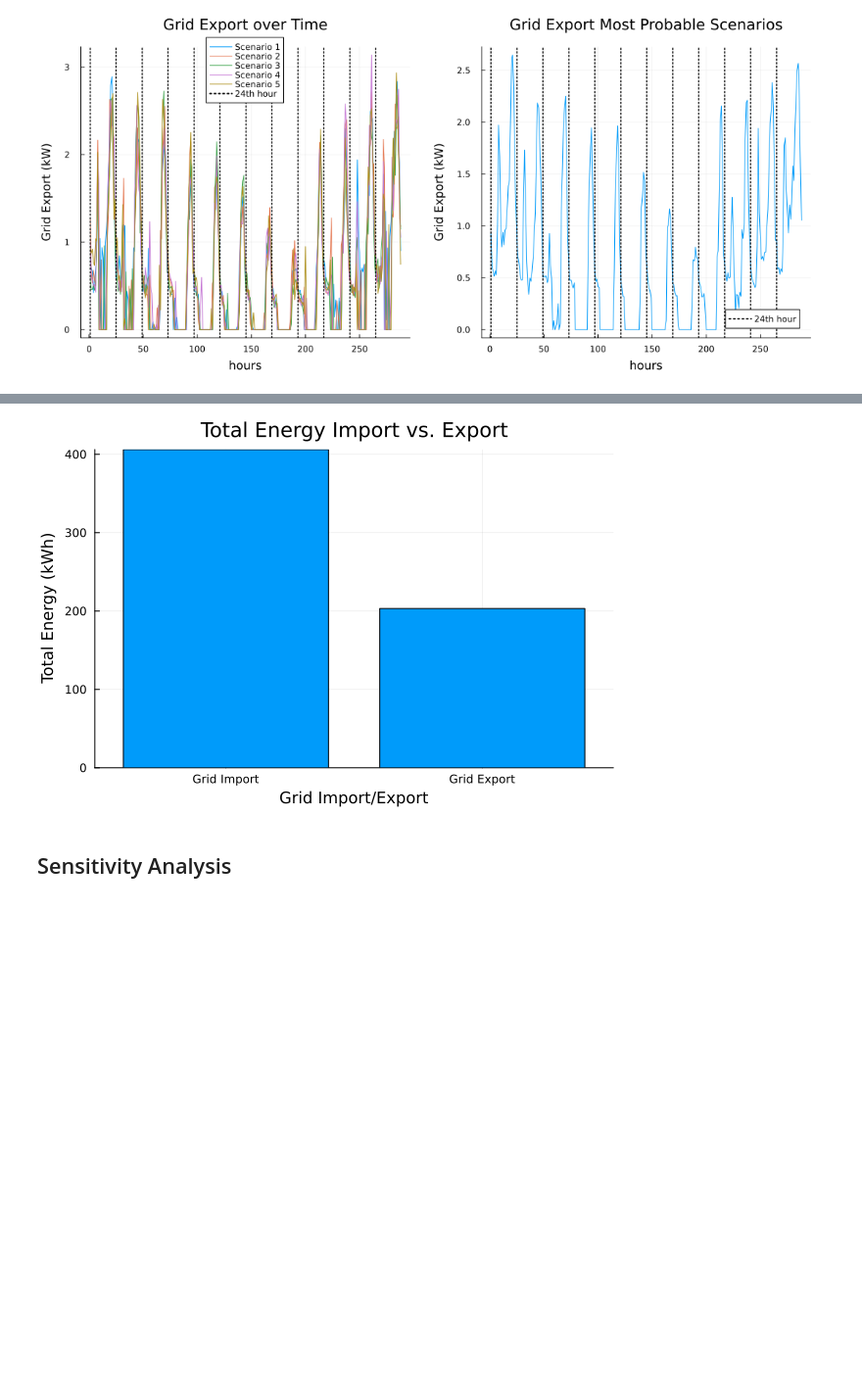
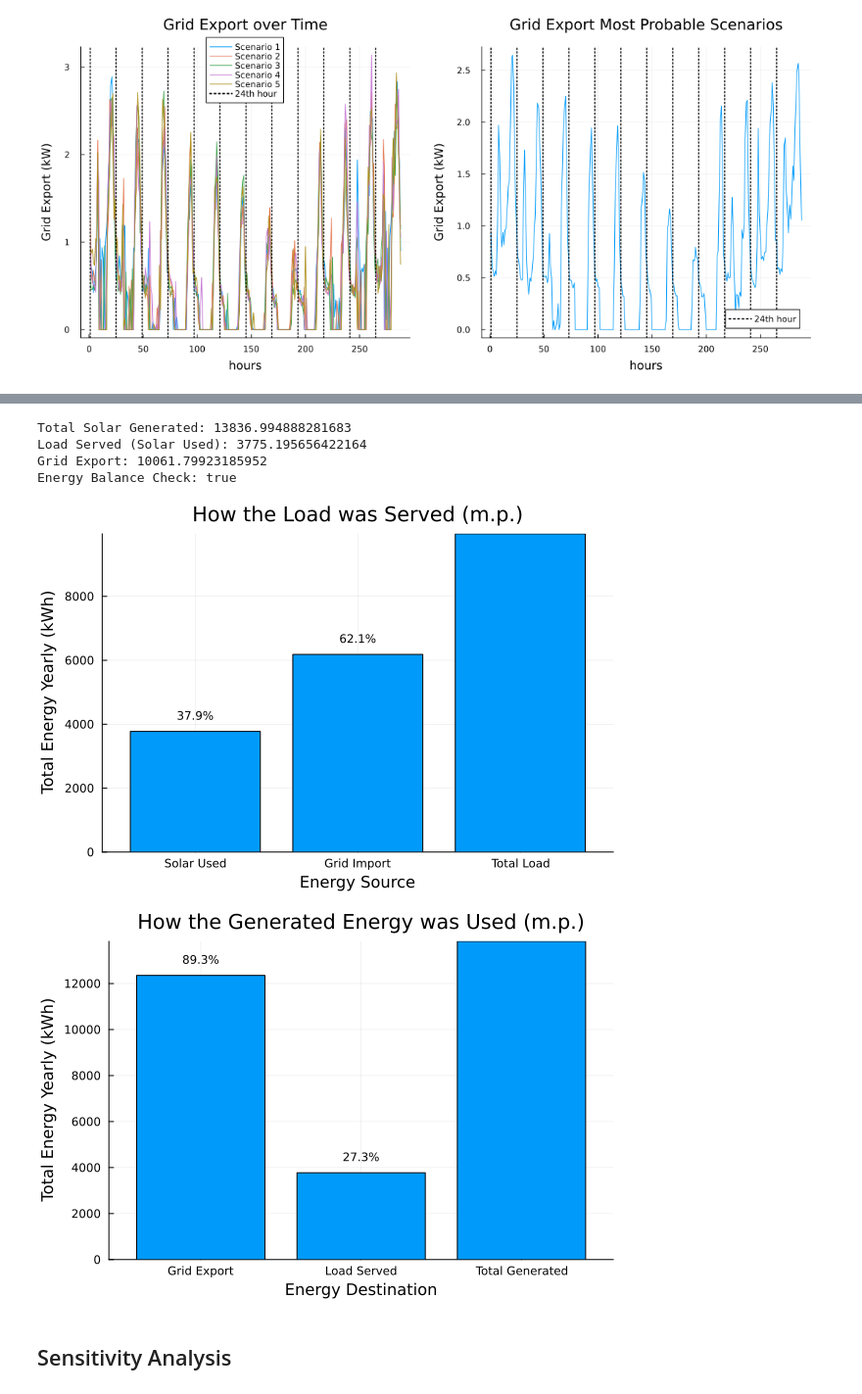
Before and after one commit to czwiessler/AMOProject, a Jupyter notebook: 05_Optimization.ipynb, the cells around one changed output, grey strips where cells are left out. Shown at 98% size. Cells and saved outputs as stored; diff of their text form; code cells hidden in the pictures; blank space fills up the shorter version.

```diff
--- a/05_Optimization.ipynb
+++ b/05_Optimization.ipynb
@@ -292,9 +295,80 @@ plot(p, p_probable, layout=(1, 2), size=(1300, 500), margin=5mm)
 # %%
-sum_G_in = sum(most_probable_G_in)
-sum_G_out = sum(most_probable_G_out)
-bar(["Grid Import", "Grid Export"], [sum_G_out, sum_G_in], xlabel="Grid Import/Export", ylabel="Total Energy (kWh)", title="Total Energy Import vs. Export", label=false)
+most_probable_scenario = argmax(sum(Φ_t_omega[t][1] for t in 1:T))
+
+ω_max = argmax(sum(Φ_t_omega[t][1] for t in 1:T))  # Most probable scenario index
+
+solar_generated_most_probable = [value(model[:y_PV]) * efficiency(T_t_omega[t][ω_max]) * S_t_omega[t][ω_max] for t in 1:T]
+solar_exported_most_probable = [value(model[:G_out][t, ω_max]) for t in 1:T]
+solar_used_most_probable = [solar_generated_most_probable[t] - solar_exported_most_probable[t] for t in 1:T]
+
+# Convert to yearly energy (kWh)
+total_solar_used_most_probable = sum(solar_used_most_probable) / 12 * 365
+total_solar_generated = sum(solar_generated_most_probable) / 12 * 365
+total_solar_exported = sum(solar_exported_most_probable) / 12 * 365
+
+sum_G_in = sum(most_probable_G_in)/12*365
+sum_G_out = sum(most_probable_G_out)/12*365
+
+# Check energy balance
+println("Total Solar Generated: ", total_solar_generated)
+println("Load Served (Solar Used): ", total_solar_used_most_probable)
+println("Grid Export: ", total_solar_exported)
+println("Energy Balance Check: ", total_solar_generated ≈ (total_solar_used_most_probable + total_solar_exported))
 # %% [output]
-[figure, removed]
+Total Solar Generated: 13836.994888281683
+Load Served (Solar Used): 3775.195656422164
+Grid Export: 10061.79923185952
+Energy Balance Check: true
+# %%
+using Plots
+using DataFrames
+
+# Create a DataFrame for Load Breakdown
+load_categories = ["Solar Used", "Grid Import", "Total Load"]
+load_values = [total_solar_used_most_probable, sum_G_in, total_solar_used_most_probable + sum_G_in]
+df_load = DataFrame(group=load_categories, value=load_values)
+
+# Plot 1: How the Load was Served
+p1 = bar(df_load.group, df_load.value,
+         xlabel="Energy Source",
+         ylabel="Total Energy Yearly (kWh)",
+         title="How the Load was Served (m.p.)",
+         legend=:none,
+         yformatter=:plain)
+
+# Add percentages above each bar in the first plot
+for row in eachrow(df_load[1:2, :])  # Only the first two categories (Solar Used, Grid Import)
+    percent = calculate_percentage(row.value, df_load.value[3])
+    annotate!(p1, row.group, row.value + 0.05 * maximum(df_load.value), text("$(round(percent, digits=1))%", 8, :black, :center))
+end
+
+# Display the first plot
+display(p1)
+
+# Create a DataFrame for Solar Generation Usage
+gen_categories = ["Grid Export", "Load Served", "Total Generated"]
+gen_values = [sum_G_out, total_solar_used_most_probable, total_solar_generated]
+df_gen = DataFrame(group=gen_categories, value=gen_values)
+
+# Plot 2: How the Generated Energy was Used
+p2 = bar(df_gen.group, df_gen.value,
+         xlabel="Energy Destination",
+         ylabel="Total Energy Yearly (kWh)",
+         title="How the Generated Energy was Used (m.p.)",
+         legend=:none,
+         yformatter=:plain)
+
+# Add percentages above each bar in the second plot
+for row in eachrow(df_gen[1:2, :])  # Only the first two categories (Grid Export, Load Served)
+    percent = calculate_percentage(row.value, df_gen.value[3])
+    annotate!(p2, row.group, row.value + 0.05 * maximum(df_gen.value), text("$(round(percent, digits=1))%", 8, :black, :center))
+end
+
+# Display the second plot
+display(p2)
+# %% [output]
+[figure, added]
+[figure, added]
 # %% [markdown]
 ## Sensitivity Analysis
 # %%
```
Also changed, not shown: parts of 5 cells of this notebook.
